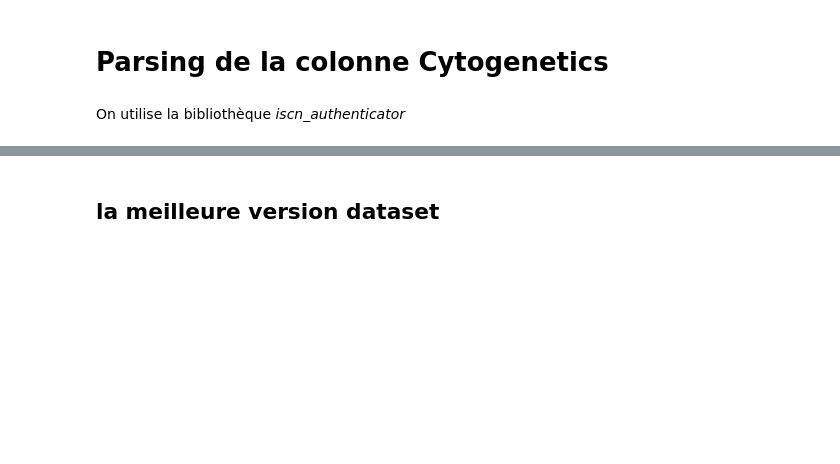
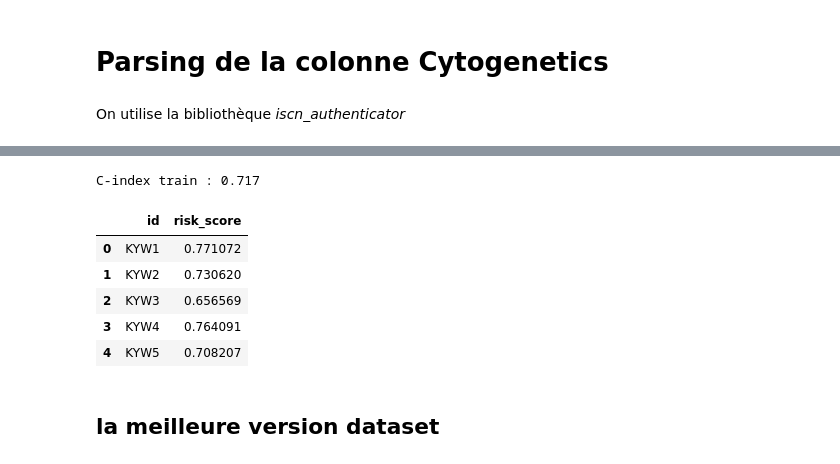
Before and after one commit to corentin-lpsc/Data-challenge-2026, a Jupyter notebook: Premiers tests.ipynb, the cells around one changed output, grey strips where cells are left out. Saved outputs shown, nothing was run; the diff lists cells and outputs as text; code cells hidden in the pictures; blank space fills up the shorter version.

```diff
--- a/Premiers tests.ipynb
+++ b/Premiers tests.ipynb
@@ -362,3 +607,49 @@ On va déjà essayer de voir combien de type de modifications on peut avoir
+# %%
+
+# Survival-aware imputation for missing values
+imputer = SimpleImputer(strategy="median")
+X_augmented2[features] = imputer.fit_transform(X_augmented2[features])
+X_test_augmented[features] = imputer.transform(X_test_augmented[features])
+
+gbs_model = GradientBoostingSurvivalAnalysis(
+        loss="coxph",
+        random_state=42,
+        learning_rate = 0.05,
+        max_depth = 3,
+        min_samples_leaf = 7,
+        n_estimators = 150,
+        subsample = 0.7
+)
+gbs_model.fit(X_augmented2,y)
+
+
+# Prédictions
+gbs_pred_train = gbs_model.predict(X_augmented2)
+gbs_pred_test = gbs_model.predict(X_test_augmented)
+
+# C-index IPCW
+gbs_cindex_train = concordance_index_ipcw(
+    y, y, gbs_pred_train, tau=7
+)[0]
+
+print(f"C-index train : {gbs_cindex_train:.3f}")
+# %% [output]
+C-index train : 0.717
+# %%
+# Associer chaque score à l'ID de la ligne correspondante
+predictions_df = pd.DataFrame({
+    "id": df_test.loc[X_test_augmented.index, "ID"].to_numpy(),
+    "risk_score": gbs_pred_test,
+})
+predictions_df.to_csv("gbs_pred_test.csv", index=False)
+predictions_df.head()
+# %% [output]
+|  | id | risk_score |
+| 0 | KYW1 | 0.771072 |
+| 1 | KYW2 | 0.730620 |
+| 2 | KYW3 | 0.656569 |
+| 3 | KYW4 | 0.764091 |
+| 4 | KYW5 | 0.708207 |
 # %% [markdown]
 ## la meilleure version dataset
 # %%
```
Also changed, not shown: parts of 18 cells of this notebook, 4 other files.
